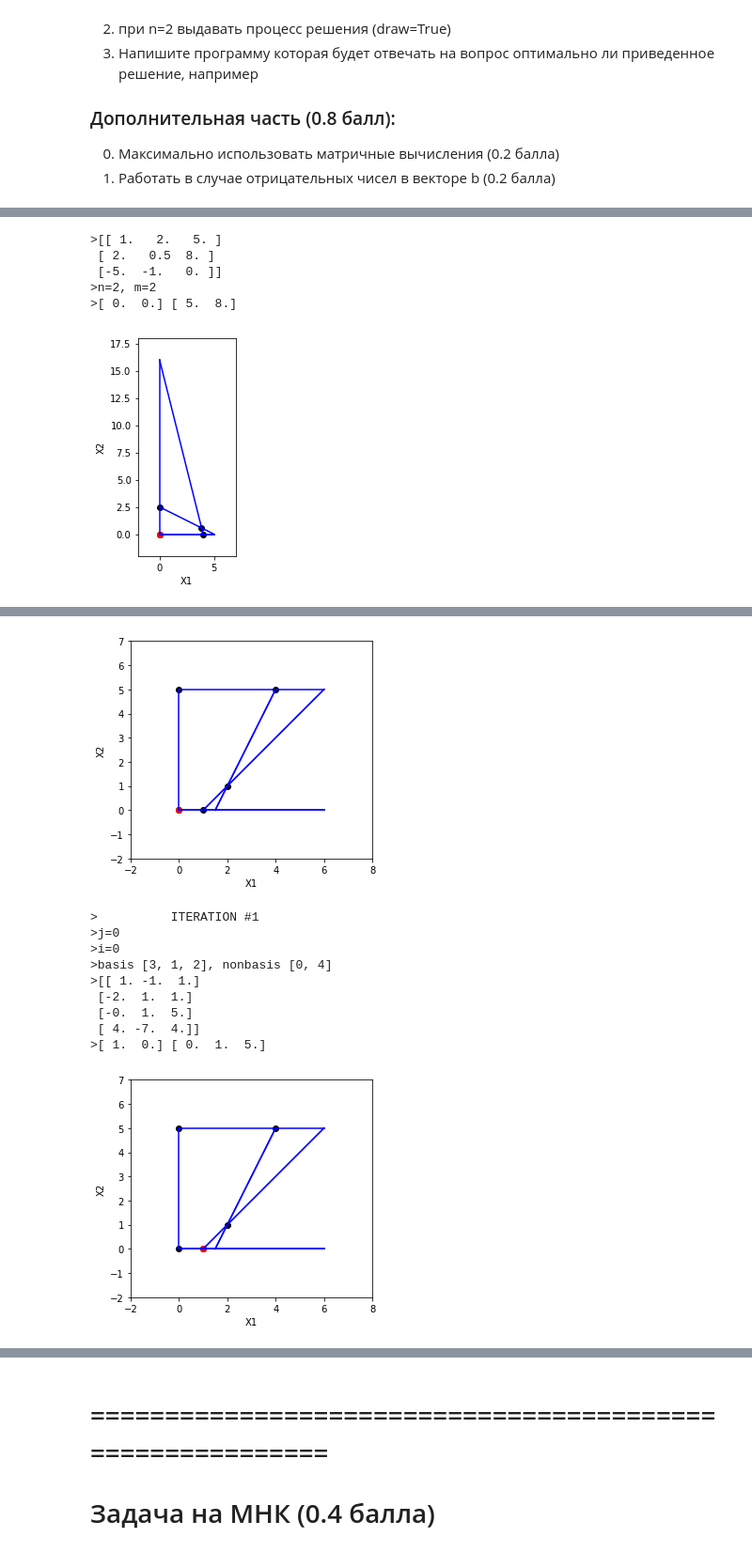
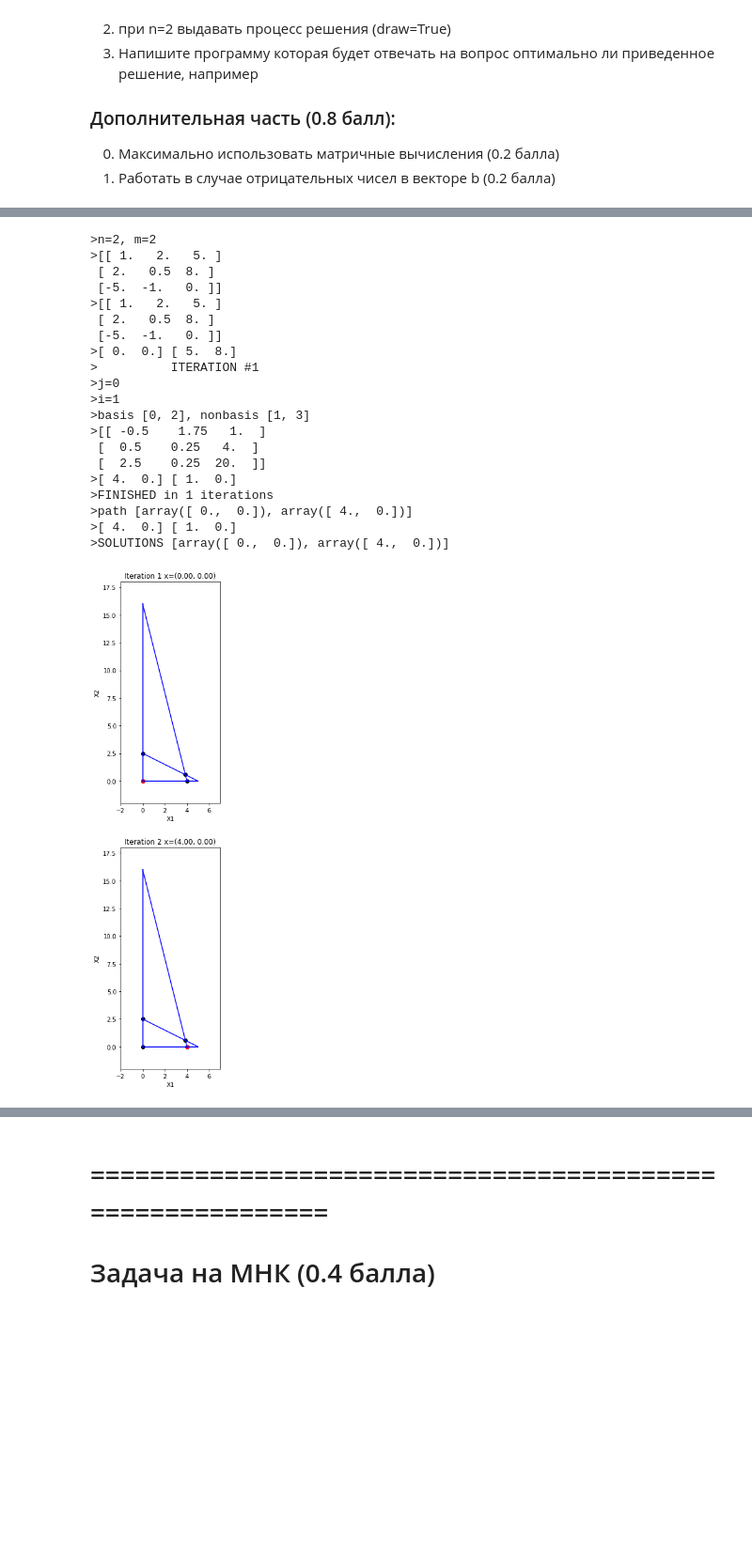
Before and after one commit to Wiki-fan/MIPT-all, a Jupyter notebook: задание.ipynb, the cells around one changed output, grey strips where cells are left out. Shown at 94% size. Saved outputs shown, nothing was run; the diff lists cells and outputs as text; code cells hidden in the pictures; blank space fills up the shorter version.

```diff
--- a/задание.ipynb
+++ b/задание.ipynb
@@ -324,34 +305,54 @@ solve_lin_prog(A, b, c, draw=True, start_point=np.array((0.5,0.5)))
 A=np.array([[1,2],[2,0.5]])
 b=np.array([5,8])
 c=np.array([5,1])
 ans = solve_lin_prog(A, b, c, draw=True)
 corr_ans = (np.array([ 4.,  0.]), 20.0)
 assert((ans[0] == corr_ans[0]).all() and ans[1] == corr_ans[1])
+print(solve_dual(A, b, c))
 
 A=np.array([[1,-1],[2,-1], [0, 1]])
 b=np.array([1,3,5])
 c=np.array([4,3])
 ans = solve_lin_prog(A, b, c, draw=True)
 corr_ans = (np.array([ 4.,  5.]), 31.0)
 assert((ans[0] == corr_ans[0]).all() and ans[1] == corr_ans[1])
+print(solve_dual(A, b, c))
+#print(is_optimal(A,b,c,x))
 
 A=np.array([[2,3,1],[4,1,2],[3,4,2]])
 b=np.array([5, 11, 8])
 c=np.array([5, 4, 3])
-ans = solve_lin_prog(A, b, c, draw=True)
+ans = solve_lin_prog(A, b, c)
 corr_ans = (np.array([ 2.,  0.,  1.]), 13.0)
 assert((ans[0] == corr_ans[0]).all() and ans[1] == corr_ans[1])
+print(solve_dual(A, b, c))
 
 A=np.array([[1,1,1,1],[2,1,-1,-1],[0,-1,0,1]])
 b=np.array([40, 10, 10])
 c=np.array([0.5, 3,1,4])
-ans = solve_lin_prog(A, b, c, draw=True)
+ans = solve_lin_prog(A, b, c)
 corr_ans = (np.array([  0.,  15.,   0.,  25.]), 145.0)
 assert((ans[0] == corr_ans[0]).all() and ans[1] == corr_ans[1])
+print(solve_dual(A, b, c))
 # %% [output]
+>n=2, m=2
 >[[ 1.   2.   5. ]
  [ 2.   0.5  8. ]
  [-5.  -1.   0. ]]
->n=2, m=2
+>[[ 1.   2.   5. ]
+ [ 2.   0.5  8. ]
+ [-5.  -1.   0. ]]
 >[ 0.  0.] [ 5.  8.]
+>          ITERATION #1
+>j=0
+>i=1
+>basis [0, 2], nonbasis [1, 3]
+>[[ -0.5    1.75   1.  ]
+ [  0.5    0.25   4.  ]
+ [  2.5    0.25  20.  ]]
+>[ 4.  0.] [ 1.  0.]
+>FINISHED in 1 iterations
+>path [array([ 0.,  0.]), array([ 4.,  0.])]
+>[ 4.  0.] [ 1.  0.]
+>SOLUTIONS [array([ 0.,  0.]), array([ 4.,  0.])]
-[figure, old version]
+[figure, new version]
@@ -376,11 +393,0 @@ assert((ans[0] == corr_ans[0]).all() and ans[1] == corr_ans[1])
-[figure, removed]
->          ITERATION #1
->j=0
->i=0
->basis [3, 1, 2], nonbasis [0, 4]
->[[ 1. -1.  1.]
- [-2.  1.  1.]
- [-0.  1.  5.]
- [ 4. -7.  4.]]
->[ 1.  0.] [ 0.  1.  5.]
-[figure, removed]
```
Also changed, not shown: parts of 12 cells of this notebook.
